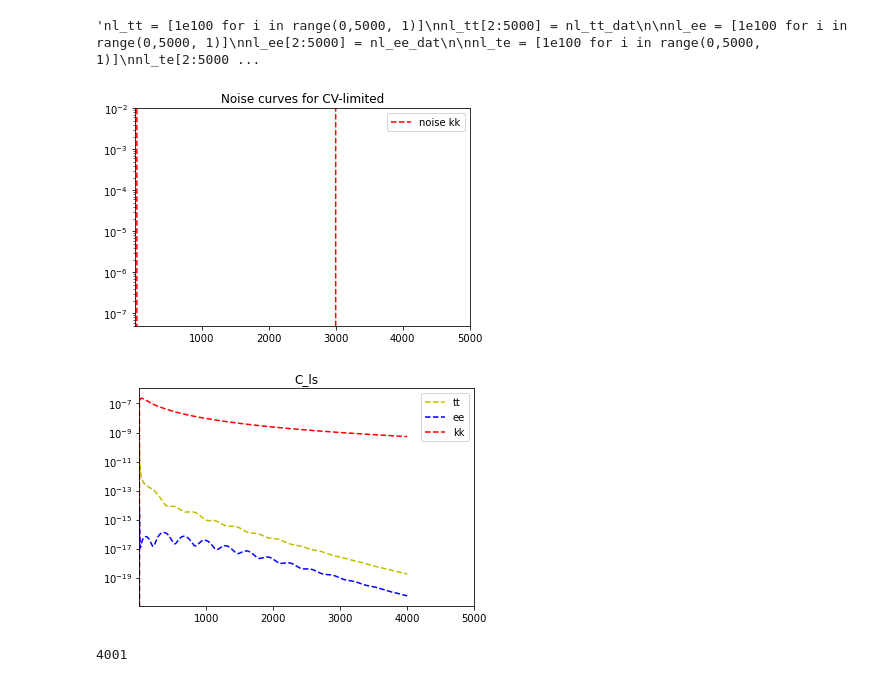
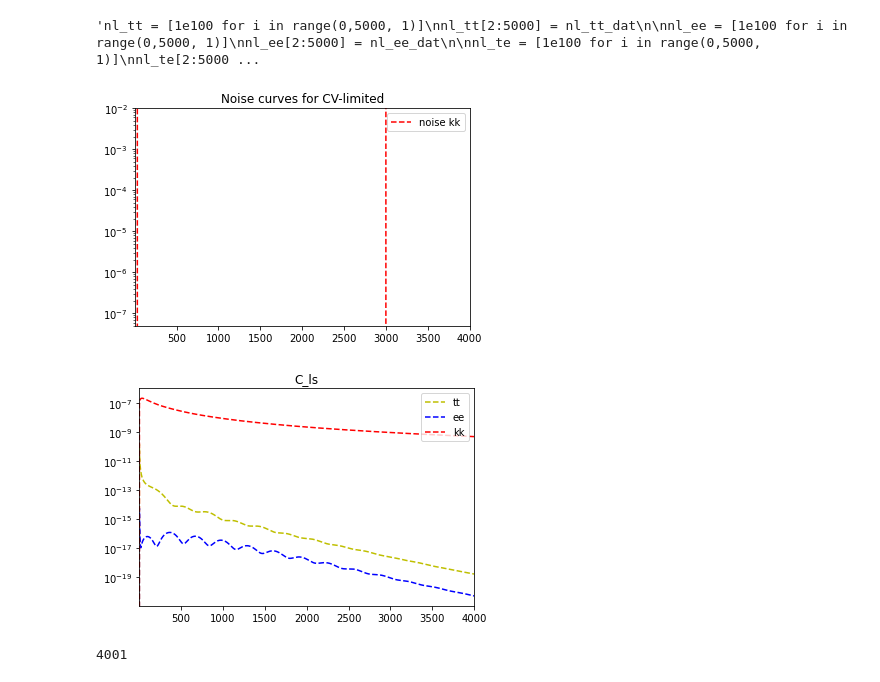
Before and after one commit to iej2106/fisher_dmb, a Jupyter notebook: compute_fisher_dmb_CV-limited.ipynb, the cells around one changed output. Saved outputs shown, nothing was run; the diff lists cells and outputs as text; code cells hidden in the pictures.

```diff
--- a/compute_fisher_dmb_CV-limited.ipynb
+++ b/compute_fisher_dmb_CV-limited.ipynb
@@ -99,26 +99,26 @@ plt.plot(nl_kk, 'r--',label="noise kk")
 #plt.plot(frac_diff_kk, 'r--',label="fractional difference kk")
 #plt.yscale('log')
 plt.ylim(5e-8,1e-2)
-plt.xlim(2,5000)
+plt.xlim(2,4000)
 plt.legend(loc="upper right")
 plt.yscale('log')
 plt.title('Noise curves for CV-limited')
 plt.show()
 # %% [output]
-[figure, old version]
+[figure, new version]
 # %%
 plt.plot(fiducial['tt'], 'y--',label="tt")
 plt.plot(fiducial['ee'], 'b--',label="ee")
 #plt.plot(fiducial['pp'], 'g--',label="pp")
 plt.plot(Cl_est_kk, 'r--',label="kk")
 
 plt.yscale('log')
 #plt.ylim(5e-22,1e-6)
-plt.xlim(2,5000)
+plt.xlim(2,4000)
 plt.legend(loc="upper right")
 plt.title('C_ls')
 plt.show()
 # %% [output]
-[figure, old version]
+[figure, new version]
 # %%
 #For right and left C_l's:
```
Also changed, not shown: parts of 10 cells of this notebook, 2 other files.
